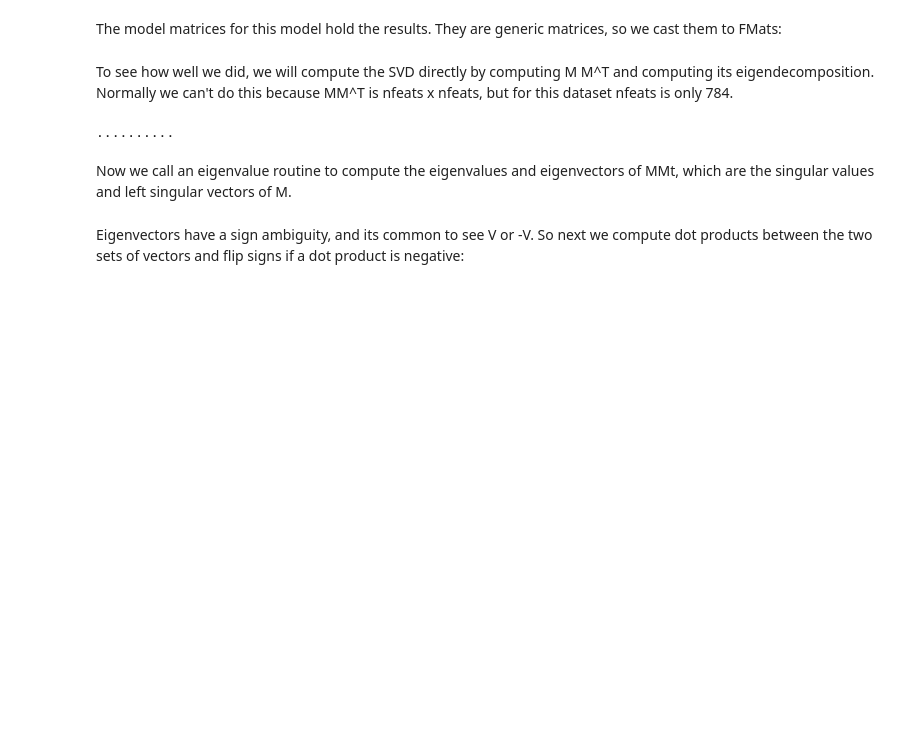
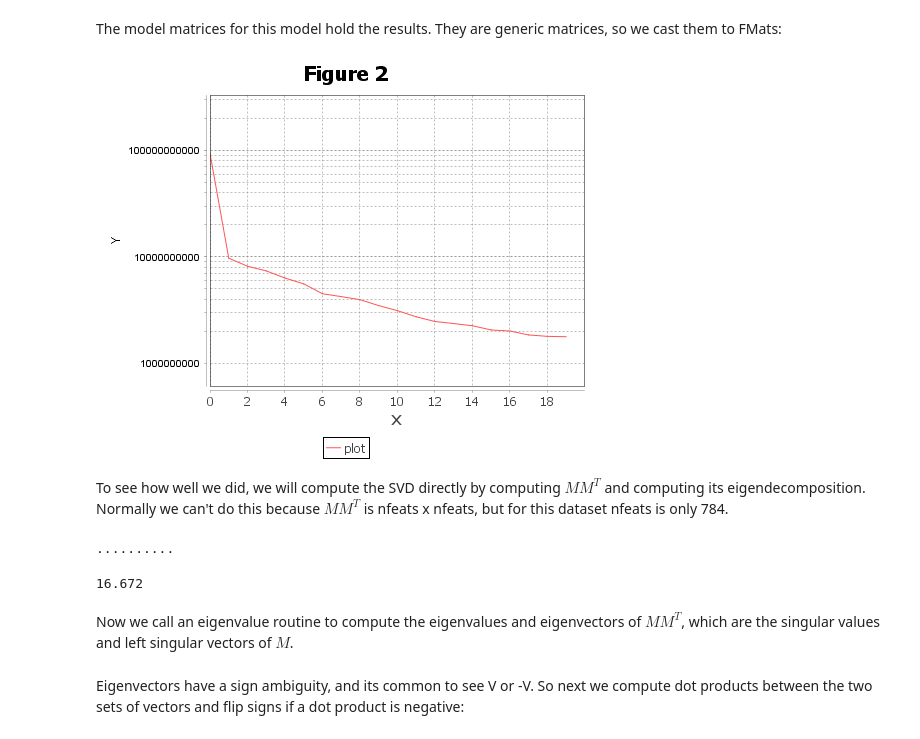
Before and after one commit to BIDData/BIDMach, a Jupyter notebook: tutorials/CreateModels.ipynb, the cells around one changed output. Cells and saved outputs as stored; diff of their text form; code cells hidden in the pictures; blank space fills up the shorter version.

```diff
--- a/tutorials/CreateModels.ipynb
+++ b/tutorials/CreateModels.ipynb
@@ -224,9 +233,14 @@ The model matrices for this model hold the results. They are generic matrices, s
 # %%
 val svals = FMat(nn.modelmats(1));
 val svecs = FMat(nn.modelmats(0));
+# %%
+semilogy(svals)
+# %% [output]
+[figure, added]
 # %% [markdown]
-To see how well we did, we will compute the SVD directly by computing M M^T and computing its eigendecomposition. Normally we can't do this because MM^T is nfeats x nfeats, but for this dataset nfeats is only 784.
+To see how well we did, we will compute the SVD directly by computing $M M^T$ and computing its eigendecomposition. Normally we can't do this because $MM^T$ is nfeats x nfeats, but for this dataset nfeats is only 784.
 # %%
+tic
 val MMt = zeros(784,784);
 for (i <- 0 until opts.nend) {
 val Mi = loadFMat(dir+"data%02d.fmat.lz4" format i);
@@ -234,10 +248,12 @@ MMt ~ Mi *^ Mi;
 print(".");
 }
 println;
+toc
 # %% [output]
 ..........
+16.672
 # %% [markdown]
-Now we call an eigenvalue routine to compute the eigenvalues and eigenvectors of MMt, which are the singular values and left singular vectors of M.
+Now we call an eigenvalue routine to compute the eigenvalues and eigenvectors of $MM^T$, which are the singular values and left singular vectors of $M$.
 # %%
 val (eval, evecs) = feig(MMt);
 val topvecs = evecs(?, 783 to 784-opts.dim by -1);
```
Also changed, not shown: parts of 9 cells of this notebook, 9 other files.
